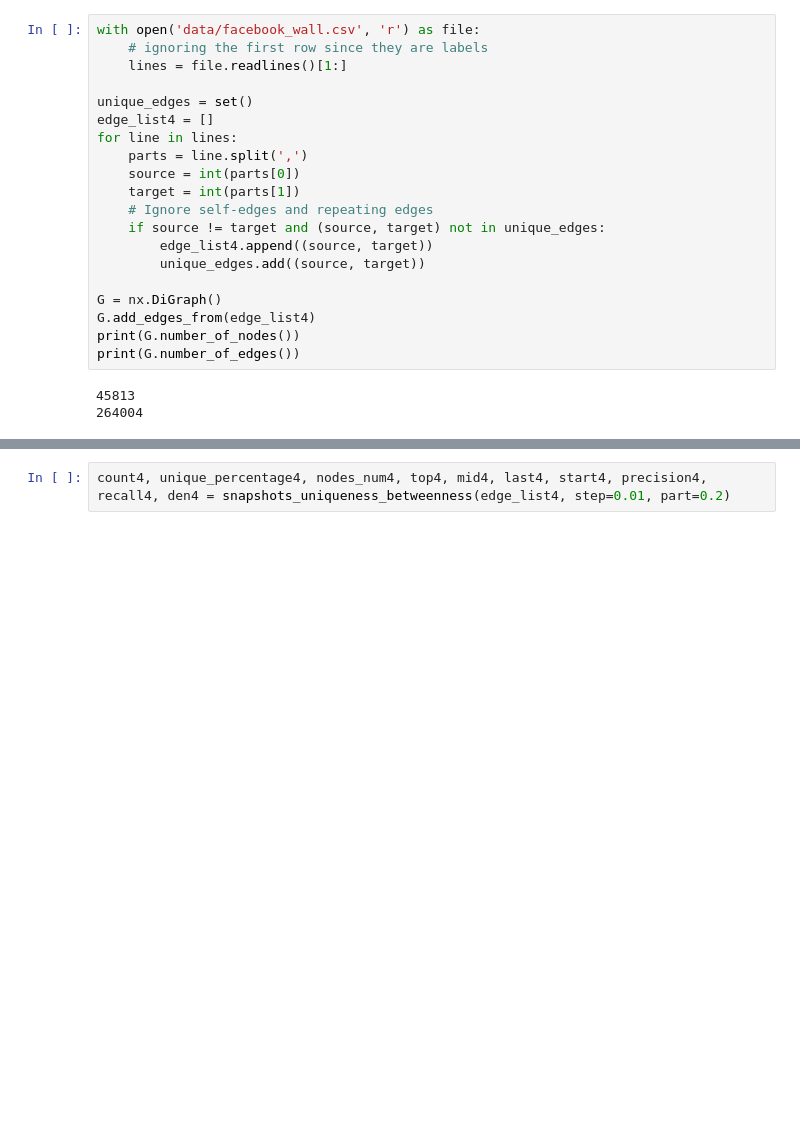
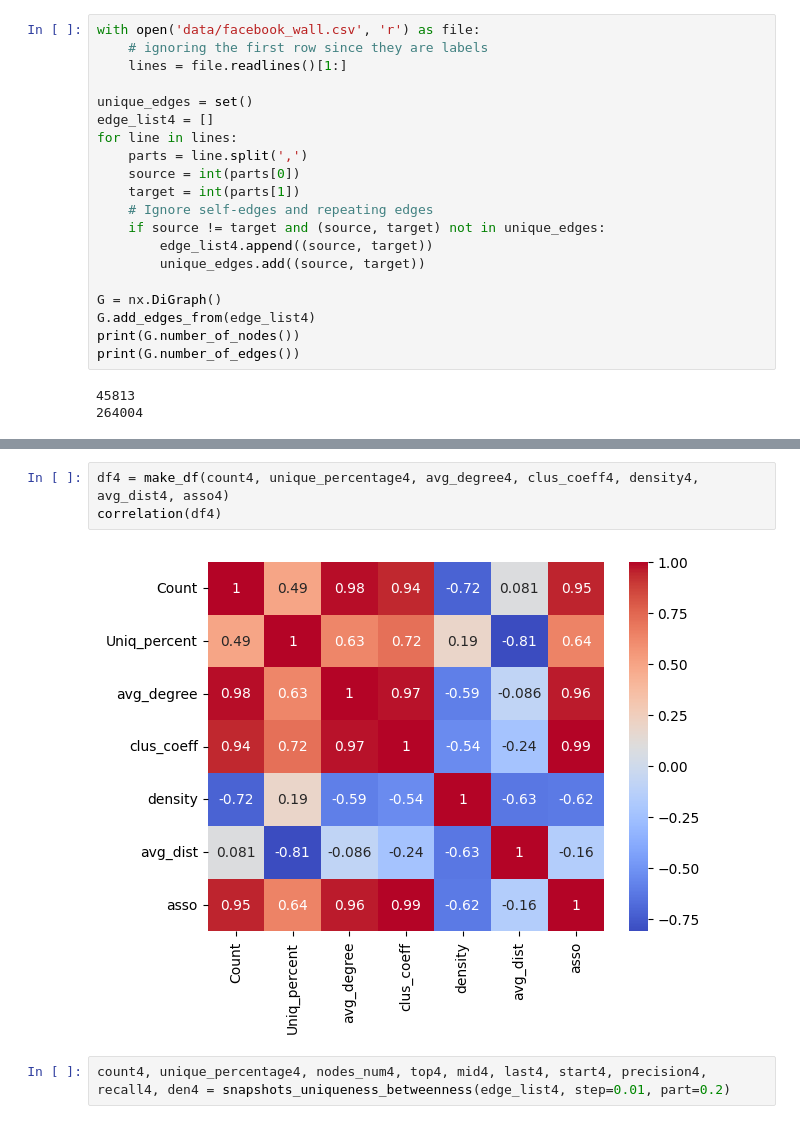
Before and after one commit to JaviAnton/tempo-network-anonymity, a Jupyter notebook: igraphver.ipynb, the cells around one changed output, grey strips where cells are left out. Saved outputs shown, nothing was run; the diff lists cells and outputs as text; blank space fills up the shorter version.

```diff
--- a/igraphver.ipynb
+++ b/igraphver.ipynb
@@ -548,3 +551,8 @@ plot_data(count4, nodes_num4, precision4, recall4)
+# %%
+df4 = make_df(count4, unique_percentage4, avg_degree4, clus_coeff4, density4, avg_dist4, asso4)
+correlation(df4)
+# %% [output]
+[figure, added]
 # %%
 count4, unique_percentage4, nodes_num4, top4, mid4, last4, start4, precision4, recall4, den4 = snapshots_uniqueness_betweenness(edge_list4, step=0.01, part=0.2)
 # %%
```
Also changed, not shown: parts of 5 cells of this notebook.
